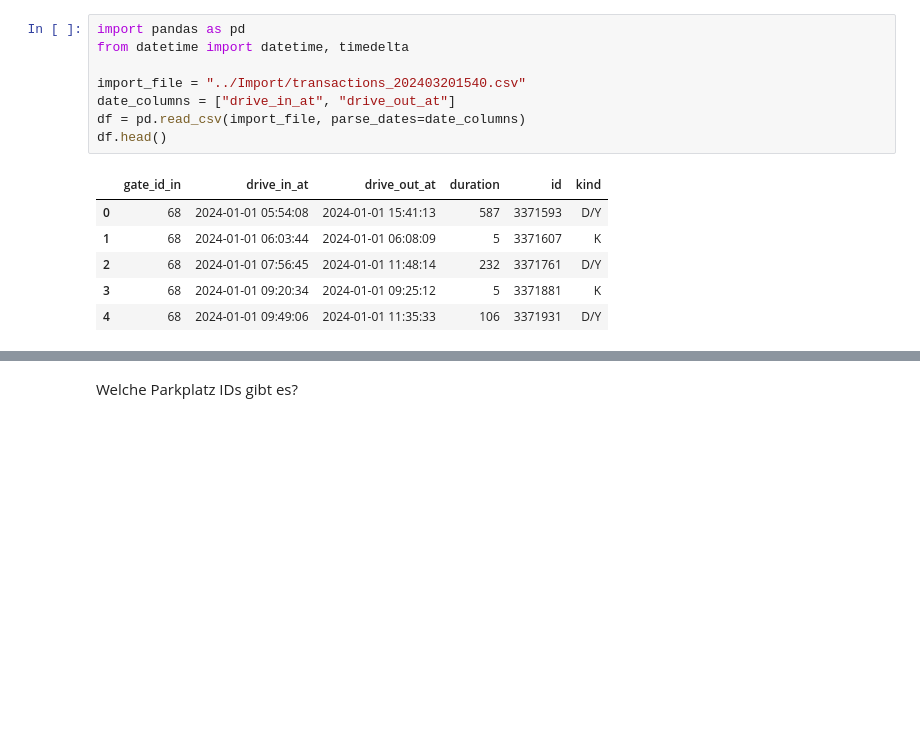
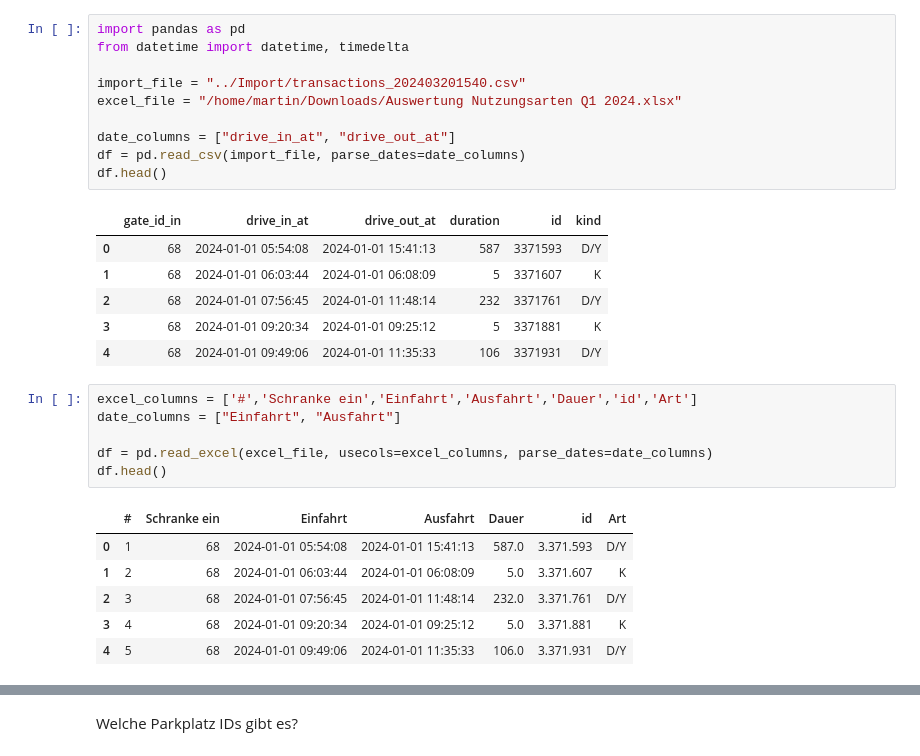
Before and after one commit to maigner/ParkplatzDaten, a Jupyter notebook: Analysis/Convert to Cars per Hour.ipynb, the cells around one changed output, grey strips where cells are left out. Saved outputs shown, nothing was run; the diff lists cells and outputs as text; blank space fills up the shorter version.

Commit message:
new excel file

```diff
--- a/Analysis/Convert to Cars per Hour.ipynb
+++ b/Analysis/Convert to Cars per Hour.ipynb
@@ -5,6 +5,8 @@ import pandas as pd
 from datetime import datetime, timedelta
 
 import_file = "../Import/transactions_202403201540.csv"
+excel_file = "/home/martin/Downloads/Auswertung Nutzungsarten Q1 2024.xlsx"
+
 date_columns = ["drive_in_at", "drive_out_at"]
 df = pd.read_csv(import_file, parse_dates=date_columns)
 df.head()
@@ -15,3 +17,16 @@ df.head()
 | 2 | 68 | 2024-01-01 07:56:45 | 2024-01-01 11:48:14 | 232 | 3371761 | D/Y |
 | 3 | 68 | 2024-01-01 09:20:34 | 2024-01-01 09:25:12 | 5 | 3371881 | K |
 | 4 | 68 | 2024-01-01 09:49:06 | 2024-01-01 11:35:33 | 106 | 3371931 | D/Y |
+# %%
+excel_columns = ['#','Schranke ein','Einfahrt','Ausfahrt','Dauer','id','Art']
+date_columns = ["Einfahrt", "Ausfahrt"]
+
+df = pd.read_excel(excel_file, usecols=excel_columns, parse_dates=date_columns)
+df.head()
+# %% [output]
+|  | # | Schranke ein | Einfahrt | Ausfahrt | Dauer | id | Art |
+| 0 | 1 | 68 | 2024-01-01 05:54:08 | 2024-01-01 15:41:13 | 587.0 | 3.371.593 | D/Y |
+| 1 | 2 | 68 | 2024-01-01 06:03:44 | 2024-01-01 06:08:09 | 5.0 | 3.371.607 | K |
+| 2 | 3 | 68 | 2024-01-01 07:56:45 | 2024-01-01 11:48:14 | 232.0 | 3.371.761 | D/Y |
+| 3 | 4 | 68 | 2024-01-01 09:20:34 | 2024-01-01 09:25:12 | 5.0 | 3.371.881 | K |
+| 4 | 5 | 68 | 2024-01-01 09:49:06 | 2024-01-01 11:35:33 | 106.0 | 3.371.931 | D/Y |
```
Also changed, not shown: parts of 5 cells of this notebook.
